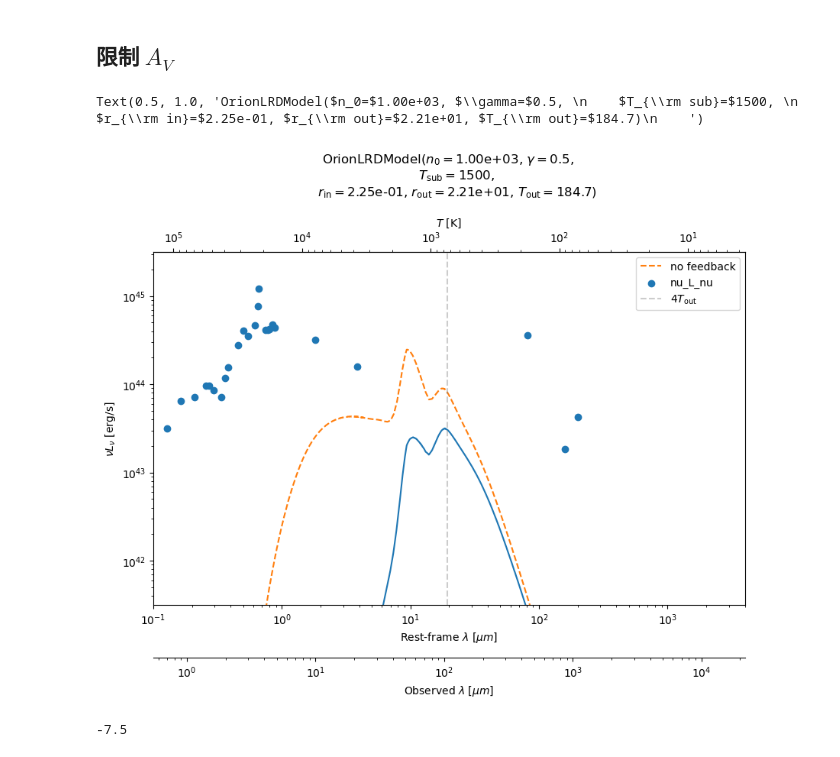
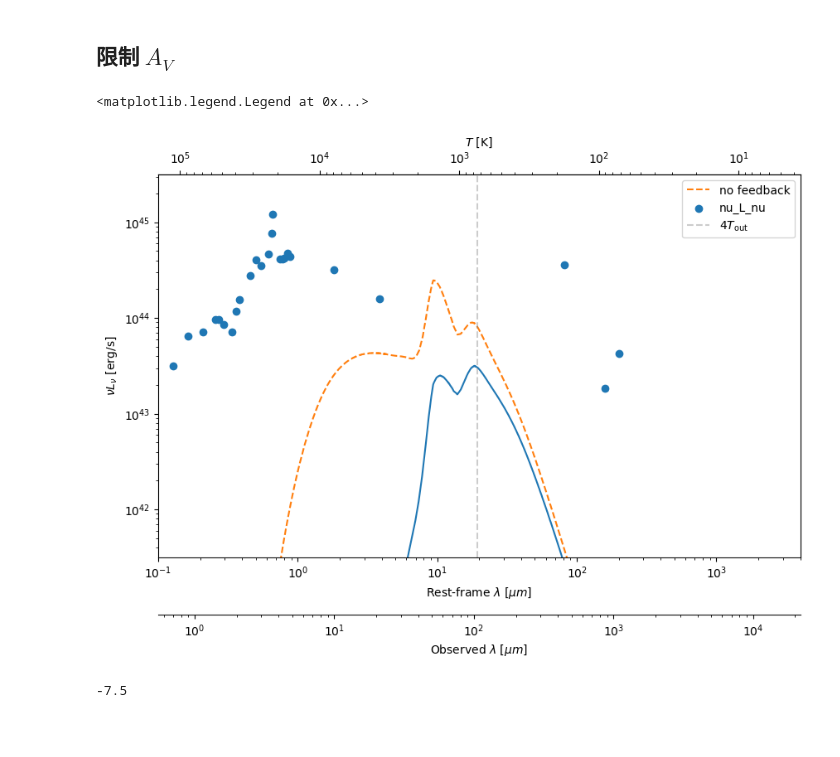
Before and after one commit to c-kj/LRD_dust_modeling, a Jupyter notebook: notebooks/A_V_constraint.ipynb, the cells around one changed output. Cells and saved outputs as stored; diff of their text form; code cells hidden in the pictures; blank space fills up the shorter version.

Commit message:
♻️ refactor(A_V_model): 重构 A_V_model，全面带单位
- 另外，在基类中添加了 calc_nu_L_nu，方便 notebook 中出图

```diff
--- a/notebooks/A_V_constraint.ipynb
+++ b/notebooks/A_V_constraint.ipynb
@@ -244,16 +238,16 @@ model = A_V_model(
 # %%
 model = A_V_model(
-    n_0=1e3,
+    n_0=1e3 * u.cm**-3,
     gamma=0.5,
-    T_sub=1500,
+    T_sub=1500 * u.K,
     A_V=.5,
     opacity=Orion_opacity,
     observed_SED=SED(Labbe_photo['nu_rest'], Labbe_photo['Lnu_rest']),
 )
 model_no_feedback = A_V_model(
-    n_0=1e3,
+    n_0=1e3 * u.cm**-3,
     gamma=0.5,
-    T_sub=1500,
+    T_sub=1500 * u.K,
     A_V=.5,
     opacity=Orion_opacity,
     observed_SED=SED(Labbe_photo['nu_rest'], Labbe_photo['Lnu_rest']),
@@ -262,46 +256,43 @@ model_no_feedback = A_V_model(
 # model_no_feedback.tau_ph = 0.  # 暂时不考虑 feedback
 
 fig, ax = plt.subplots(figsize=(10, 6))
-L_nu_cgs = model.calc_L_nu(r_sample_num=1000) * u.pc.to(u.cm)**3
-L_nu = L_nu_cgs * u.erg / u.s / u.Hz
-nu_L_nu = L_nu * Orion_opacity.nu
 
-L_nu_cgs_no_feedback = model_no_feedback.calc_L_nu(r_sample_num=1000) * u.pc.to(u.cm)**3
-L_nu_no_feedback = L_nu_cgs_no_feedback * u.erg / u.s / u.Hz
-nu_L_nu_no_feedback = L_nu_no_feedback * Orion_opacity.nu
+nu_L_nu = model.calc_nu_L_nu(r_sample_num=1000)
+nu_L_nu_no_feedback = model_no_feedback.calc_nu_L_nu(r_sample_num=1000)
 
 ax.loglog(Orion_opacity.wavelength, nu_L_nu, )
 ax.loglog(Orion_opacity.wavelength, nu_L_nu_no_feedback, '--', label='no feedback')
 
 #TEMP
 ax.scatter('wavelength_rest', 'nu_L_nu', data=Labbe_photo, )
 
 # 设定坐标轴的范围
 ax.set_xlim(1e-1, 4e3)
-ax.set_ylim(nu_L_nu.cgs.value.max() / 1e2, nu_L_nu.cgs.value.max() * 1e2)
+ax.set_ylim(nu_L_nu.max() / 1e2, nu_L_nu.max() * 1e2)
 
 # 坐标轴 label
 ax.set_xlabel(r"Rest-frame $\lambda$ [$\mu m$]")
 ax.set_ylabel(r"$\nu L_\nu \ [{\rm erg/s}]$")
 
 # 上方的 T 轴
 def wavelength_to_temperature(x):
-    return (const.h * const.c / const.k_B).to(u.K * u.micron).value / x
+    from astropy.constants import c, h, k_B
+    return (h * c / k_B).to_value(u.K * u.micron) / x
 
 T_axis = ax.secondary_xaxis('top', functions=(wavelength_to_temperature, wavelength_to_temperature))
 T_axis.set_xlabel(r"$T$ [K]")
-ax.axvline(wavelength_to_temperature(4 * model.T_out), color='grey', alpha=.4, linestyle='--', label = r"$4 T_{\rm out}$")
+ax.axvline(wavelength_to_temperature(4 * model.T_out.to_value(u.K)), color='grey', alpha=.4, linestyle='--', label = r"$4 T_{\rm out}$")
 
 z = Labbe_photo.meta['z']
 T_axis = ax.secondary_xaxis(location=-.15, functions=(lambda x: x * (1+z), lambda x: x / (1+z)))
 T_axis.set_xlabel(r"Observed $\lambda$ [$\mu m$]")
 
 # 添加图例
 ax.legend()
-ax.set_title(rf"{model:latex}")
+# ax.set_title(rf"{model:latex}")
 # %% [output]
-Text(0.5, 1.0, 'OrionLRDModel($n_0=$1.00e+03, $\\gamma=$0.5, \n    $T_{\\rm sub}=$1500, \n    $r_{\\rm in}=$2.25e-01, $r_{\\rm out}=$2.21e+01, $T_{\\rm out}=$184.7)\n    ')
+<matplotlib.legend.Legend at 0x...>
-[figure, old version]
+[figure, new version]
 # %%
 from scipy import integrate
 integrate.trapezoid([1,2,4][::-1], [1,2,4][::-1])
```
Also changed, not shown: parts of 23 cells of this notebook, 2 other files.
